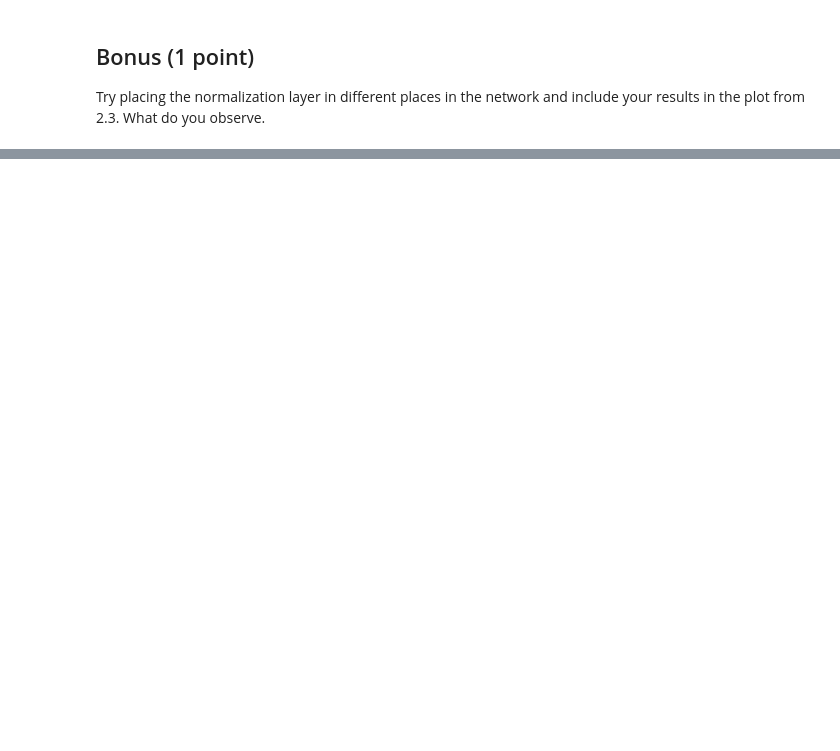
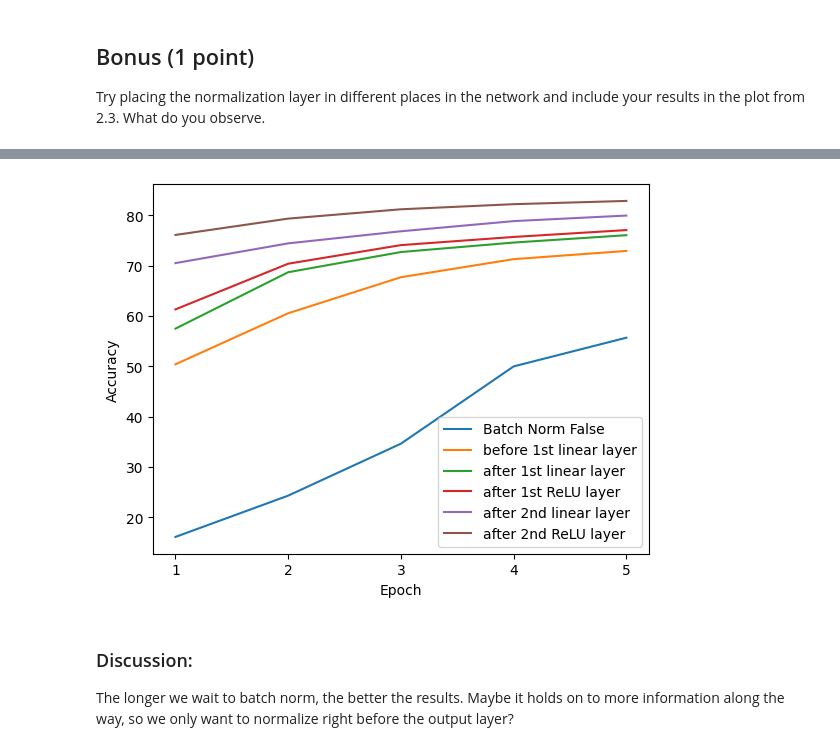
Before and after one commit to WilliamPLaCroix/NNIA-assignments, a Jupyter notebook: a6/PhilippHawlitschek_7043167_WilliamLaCroix_7038732.ipynb, the cells around one changed output, grey strips where cells are left out. Saved outputs shown, nothing was run; the diff lists cells and outputs as text; code cells hidden in the pictures; blank space fills up the shorter version.

```diff
--- a/a6/PhilippHawlitschek_7043167_WilliamLaCroix_7038732.ipynb
+++ b/a6/PhilippHawlitschek_7043167_WilliamLaCroix_7038732.ipynb
@@ -101,3 +232,23 @@ fashion_test_loader = torch.utils.data.DataLoader(dataset=fashion_testset, batch
 # %% [markdown]
 ## Bonus (1 point)
 Try placing the normalization layer in different places in the network and include your results in the plot from 2.3. What do you observe.
+# %%
+# shifting batch norm after first linear layer
+model = A6_NN(hidden_size1, hidden_size2, num_classes, learning_rate, batch_norm=2).to(device)
+optimizer = torch.optim.SGD(model.parameters(), lr=learning_rate)
+shifting_batch_norm2 = model.optimize(fashion_train_loader, fashion_test_loader, num_epochs)
+
+# shifting batch norm after first relu layer
+model = A6_NN(hidden_size1, hidden_size2, num_classes, learning_rate, batch_norm=3).to(device)
+optimizer = torch.optim.SGD(model.parameters(), lr=learning_rate)
+shifting_batch_norm3 = model.optimize(fashion_train_loader, fashion_test_loader, num_epochs)
+
+# shifting batch norm after second linear layer
+model = A6_NN(hidden_size1, hidden_size2, num_classes, learning_rate, batch_norm=4).to(device)
+optimizer = torch.optim.SGD(model.parameters(), lr=learning_rate)
+shifting_batch_norm4 = model.optimize(fashion_train_loader, fashion_test_loader, num_epochs)
+
+# shifting batch norm after second relu layer
+model = A6_NN(hidden_size1, hidden_size2, num_classes, learning_rate, batch_norm=5).to(device)
+optimizer = torch.optim.SGD(model.parameters(), lr=learning_rate)
+shifting_batch_norm5 = model.optimize(fashion_train_loader, fashion_test_loader, num_epochs)
@@ -103,0 +269,18 @@ Try placing the normalization layer in different places in the network and inclu
+# %%
+plt.plot(x, batch_norm_false_accuracy, label="Batch Norm False")
+plt.plot(x, shifting_batch_norm1, label="before 1st linear layer")
+plt.plot(x, shifting_batch_norm2, label="after 1st linear layer")
+plt.plot(x, shifting_batch_norm3, label="after 1st ReLU layer")
+plt.plot(x, shifting_batch_norm4, label="after 2nd linear layer")
+plt.plot(x, shifting_batch_norm5, label="after 2nd ReLU layer")
+plt.xlabel("Epoch")
+plt.xticks(x)
+plt.ylabel("Accuracy")
+plt.legend()
+plt.show()
+# %% [output]
+[figure, added]
+# %% [markdown]
+### Discussion:
+
+The longer we wait to batch norm, the better the results. Maybe it holds on to more information along the way, so we only want to normalize right before the output layer?
```
Also changed, not shown: parts of 10 cells of this notebook, 8 other files.
